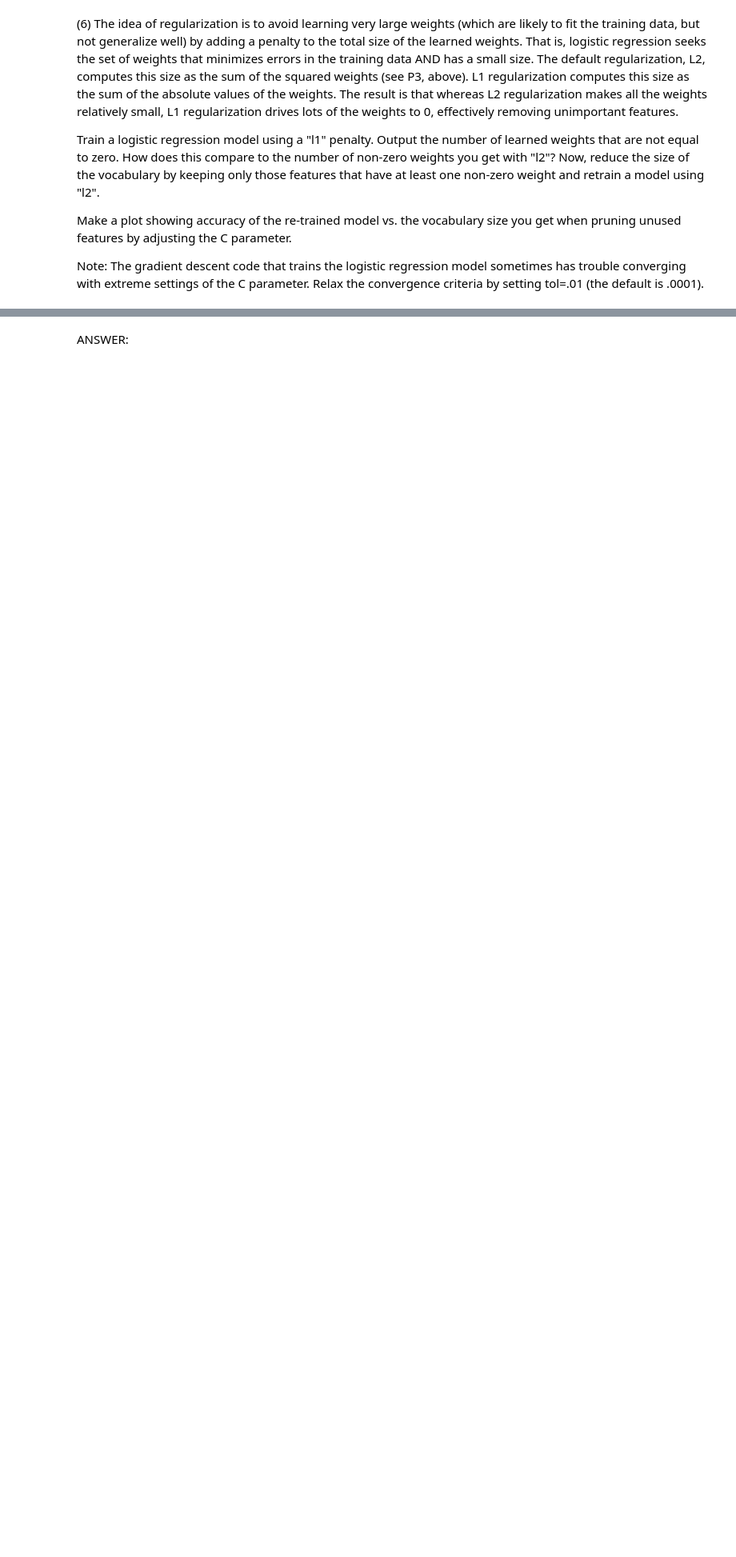
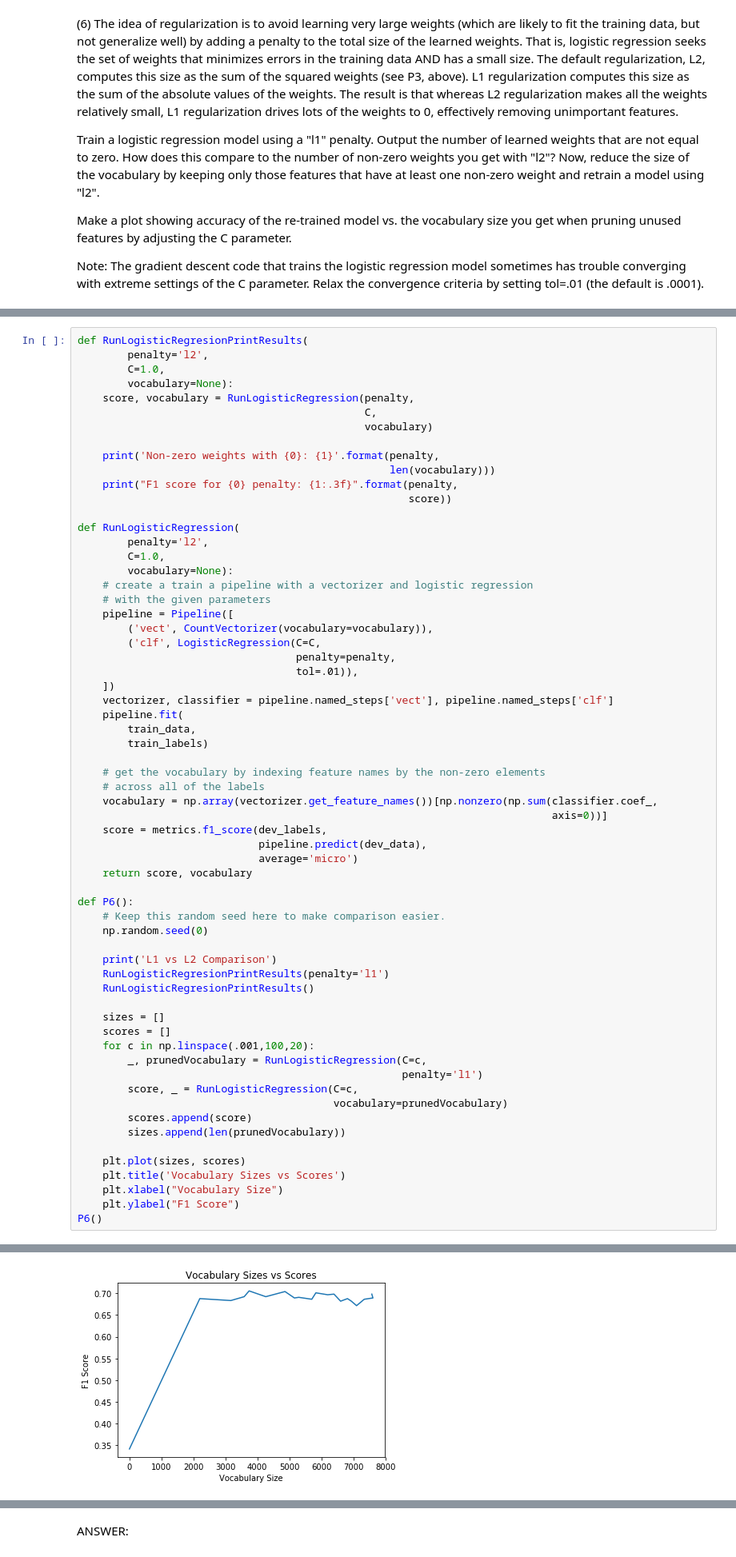
Before and after one commit to lukedoolittle/w207_summer_2017, a Jupyter notebook: project2/luke_doolittle_p2.ipynb, the cells around one changed output, grey strips where cells are left out. Shown at 80% size. Saved outputs shown, nothing was run; the diff lists cells and outputs as text; blank space fills up the shorter version.

```diff
--- a/project2/luke_doolittle_p2.ipynb
+++ b/project2/luke_doolittle_p2.ipynb
@@ -350,0 +428,64 @@ Note: The gradient descent code that trains the logistic regression model someti
+# %%
+def RunLogisticRegresionPrintResults(
+        penalty='l2',
+        C=1.0,
+        vocabulary=None):
+    score, vocabulary = RunLogisticRegression(penalty,
+                                              C,
+                                              vocabulary)
+
+    print('Non-zero weights with {0}: {1}'.format(penalty,
+                                                  len(vocabulary)))
+    print("F1 score for {0} penalty: {1:.3f}".format(penalty,
+                                                     score))
+
+def RunLogisticRegression(
+        penalty='l2',
+        C=1.0,
+        vocabulary=None):
+    # create a train a pipeline with a vectorizer and logistic regression
+    # with the given parameters
+    pipeline = Pipeline([
+        ('vect', CountVectorizer(vocabulary=vocabulary)),
+        ('clf', LogisticRegression(C=C,
+                                   penalty=penalty,
+                                   tol=.01)),
+    ])
+    vectorizer, classifier = pipeline.named_steps['vect'], pipeline.named_steps['clf']
+    pipeline.fit(
+        train_data,
+        train_labels)
+
+    # get the vocabulary by indexing feature names by the non-zero elements
+    # across all of the labels
+    vocabulary = np.array(vectorizer.get_feature_names())[np.nonzero(np.sum(classifier.coef_,
+                                                                            axis=0))]
+    score = metrics.f1_score(dev_labels,
+                             pipeline.predict(dev_data),
+                             average='micro')
+    return score, vocabulary
+
+def P6():
+    # Keep this random seed here to make comparison easier.
+    np.random.seed(0)
+
+    print('L1 vs L2 Comparison')
+    RunLogisticRegresionPrintResults(penalty='l1')
+    RunLogisticRegresionPrintResults()
+
+    sizes = []
+    scores = []
+    for c in np.linspace(.001,100,20):
+        _, prunedVocabulary = RunLogisticRegression(C=c,
+                                                    penalty='l1')
+        score, _ = RunLogisticRegression(C=c,
+                                         vocabulary=prunedVocabulary)
+        scores.append(score)
+        sizes.append(len(prunedVocabulary))
+
+    plt.plot(sizes, scores)
+    plt.title('Vocabulary Sizes vs Scores')
+    plt.xlabel("Vocabulary Size")
+    plt.ylabel("F1 Score")
+P6()
+# %% [output]
@@ -351,3 +497,4 @@ Note: The gradient descent code that trains the logistic regression model someti
+[figure, added]
 # %% [markdown]
 (7) Use the TfidfVectorizer -- how is this different from the CountVectorizer? Train a logistic regression model with C=100.
 
```
Also changed, not shown: parts of 12 cells of this notebook.
